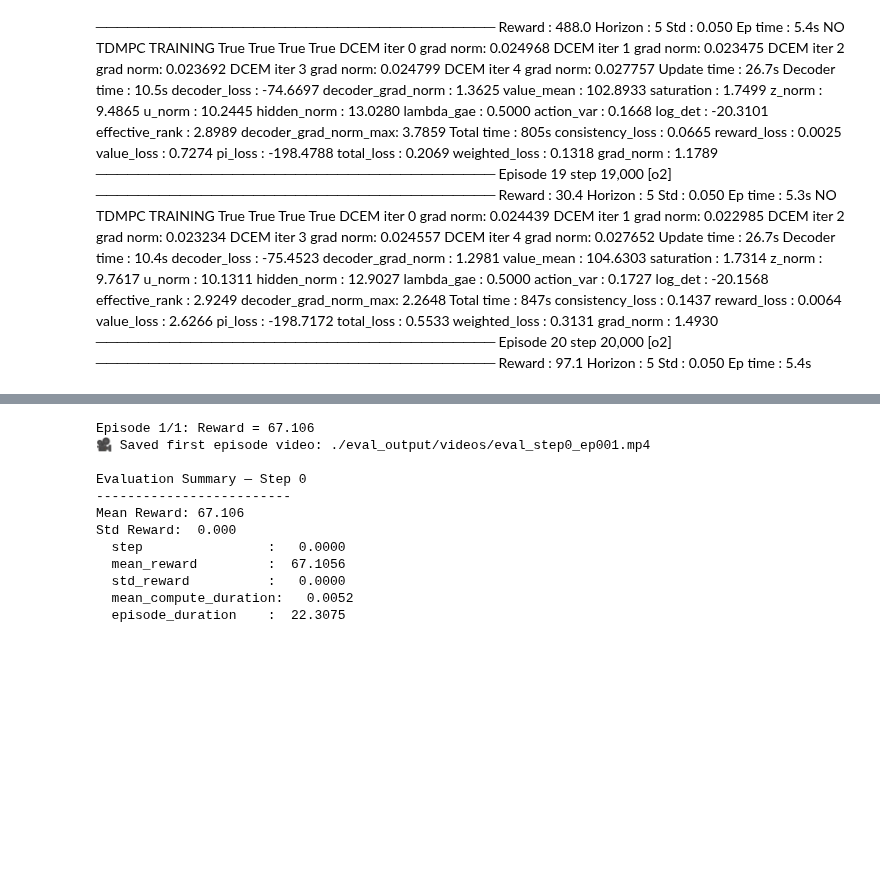
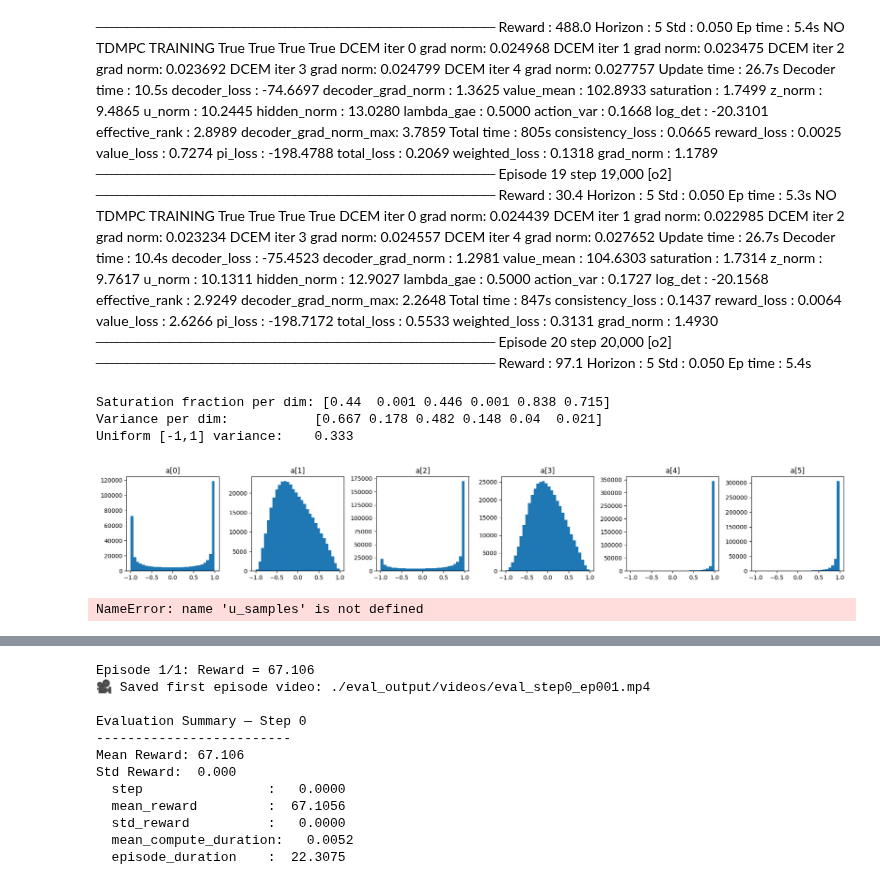
Before and after one commit to odykon/td-mpc_o2, a Jupyter notebook: train_o2_ddpg_debug-2.ipynb, the cells around one changed output, grey strips where cells are left out. Cells and saved outputs as stored; diff of their text form; code cells hidden in the pictures; blank space fills up the shorter version.

```diff
--- a/train_o2_ddpg_debug-2.ipynb
+++ b/train_o2_ddpg_debug-2.ipynb
@@ -54,13 +54,13 @@ cfg = OmegaConf.merge(cfg, OmegaConf.create({
     'std_schedule':      f'linear(0.5, ${{min_std}}, {25000 // ar})',
 
     'decoder_start_steps':  0 // ar,
-    'dcem_batch_size':   128,         #CHANGE THIS
+    'dcem_batch_size':   64,         #CHANGE THIS
 
     'use_latent_state': False,
     'decoder_init':   None,
 
-     #'load_model': "models/cheetah-run20k/model.pt",
-     #'load_buffer':  "models/cheetah-run20k/replay_buffer.pth",
+    #'load_model': "models/cheetah-run20k/model.pt",
+    #'load_buffer':  "models/cheetah-run20k/replay_buffer.pth",
 
     'momentum'          : 0.1,
     'use_is_weights'    : True,
@@ -69,10 +69,10 @@ cfg = OmegaConf.merge(cfg, OmegaConf.create({
 
     'latent_action_dim': 128,
     'lambda_gae':        0.5,
-     #'diversity_coeff':   0.01,
-    'log_det_target' :   -8,
+     'diversity_coeff':   0.001,
+    'log_det_target' :   -10,
     'use_raw_obs': True,
-     #'diversity_coeff_schedule': f'linear(0.1, 0.01, {10000 // ar})',
+
 
 }))
 # Override anything here:
@@ -1020,3 +1032,44 @@ True
   Horizon         :        5
   Std             :    0.050
   Ep time         :     5.4s
+# %%
+n = 400000
+obs_batch = buffer.sample()[0][:1].repeat(n, 1)
+u = torch.randn(n, cfg.latent_action_dim, device=agent.device)
+cond = obs_batch if cfg.use_raw_obs else agent.model_target.h(obs_batch).detach()
+
+with torch.no_grad():
+    seq, pretanh = agent.model.decode_sequence(u, cond, return_pretanh=True)
+    actions = seq[0]      # [n, action_dim] — first horizon step
+    pt      = pretanh[0]  # [n, action_dim] — pre-tanh values
+
+# Saturation fraction — fraction of outputs near the bounds
+sat_fraction = (actions.abs() > 0.95).float().mean(dim=0)  # per action dim
+print("Saturation fraction per dim:", sat_fraction.cpu().numpy().round(3))
+
+# Bimodality: compare variance to what a uniform on [-1,1] would give (=1/3)
+# If variance >> 1/3, mass is piling at the extremes
+var_per_dim = actions.var(dim=0)
+print("Variance per dim:          ", var_per_dim.cpu().numpy().round(3))
+print("Uniform [-1,1] variance:    0.333")
+
+# Histogram per action dim
+import matplotlib.pyplot as plt
+A = actions.shape[1]
+fig, axes = plt.subplots(1, A, figsize=(3*A, 3))
+for i, ax in enumerate(axes):
+    ax.hist(actions[:, i].cpu().numpy(), bins=30, range=(-1, 1))
+    ax.set_title(f'a[{i}]')
+plt.tight_layout()
+plt.show()
+import gc
+import torch
+del seq, pretanh, actions, u_samples, u_mean, u_std
+gc.collect()
+torch.cuda.empty_cache()
+# %% [output]
+Saturation fraction per dim: [0.44  0.001 0.446 0.001 0.838 0.715]
+Variance per dim:           [0.667 0.178 0.482 0.148 0.04  0.021]
+Uniform [-1,1] variance:    0.333
+[figure, added]
+NameError: name 'u_samples' is not defined
```
Also changed, not shown: parts of 8 cells of this notebook, 7 other files.
